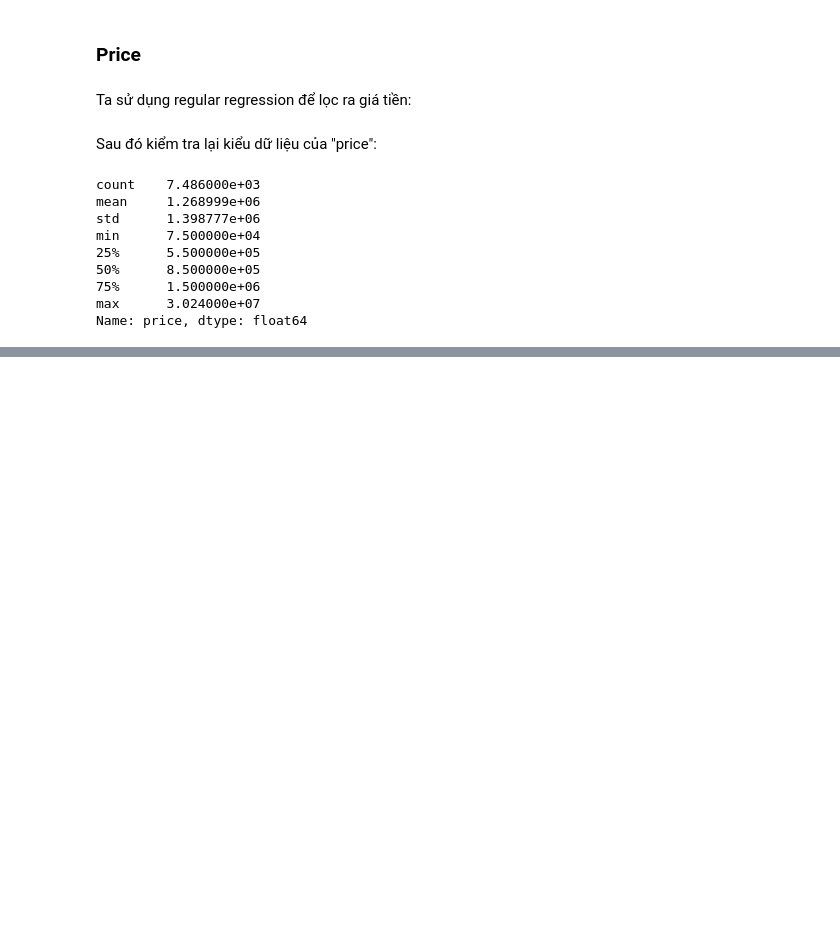
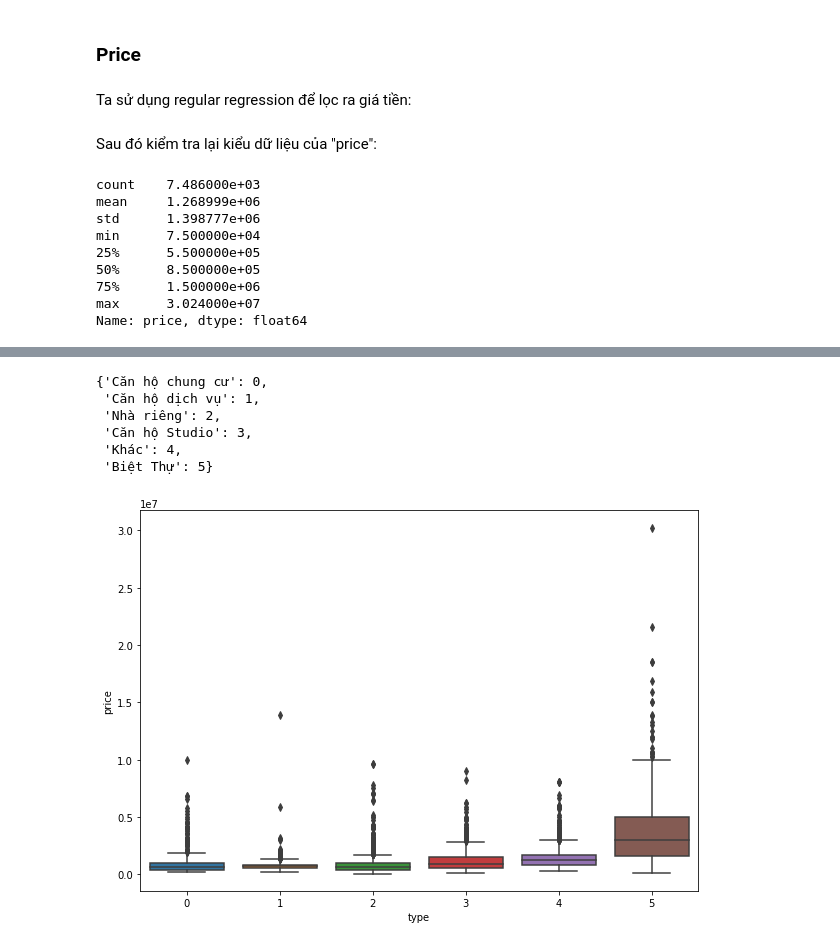
Before and after one commit to nguyen-quang-phu/projectDataScience, a Jupyter notebook: Model.ipynb, the cells around one changed output, grey strips where cells are left out. Saved outputs shown, nothing was run; the diff lists cells and outputs as text; code cells hidden in the pictures; blank space fills up the shorter version.

```diff
--- a/Model.ipynb
+++ b/Model.ipynb
@@ -211,0 +252,21 @@ Name: price, dtype: float64
+# %%
+type_id
+# %% [output]
+{'Căn hộ chung cư': 0,
+ 'Căn hộ dịch vụ': 1,
+ 'Nhà riêng': 2,
+ 'Căn hộ Studio': 3,
+ 'Khác': 4,
+ 'Biệt Thự': 5}
+# %%
+id_to_type = {}
+for x in type_id:
+    id_to_type[type_id[x]] = x
+new_type_id = {"Khác":0, "Căn hộ Studio":1, "Nhà riêng":2, "Căn hộ dịch vụ":3, "Căn hộ chung cư":4, "Biệt Thự":5}
+df["type"] = df["type"].apply(lambda x: new_type_id[id_to_type[x]])
+# %%
+fig = plt.figure(figsize=(10,7))
+sns.boxplot(x="type", y="price", data=df)
+plt.show()
+# %% [output]
+[figure, added]
```
Also changed, not shown: parts of 10 cells of this notebook.
